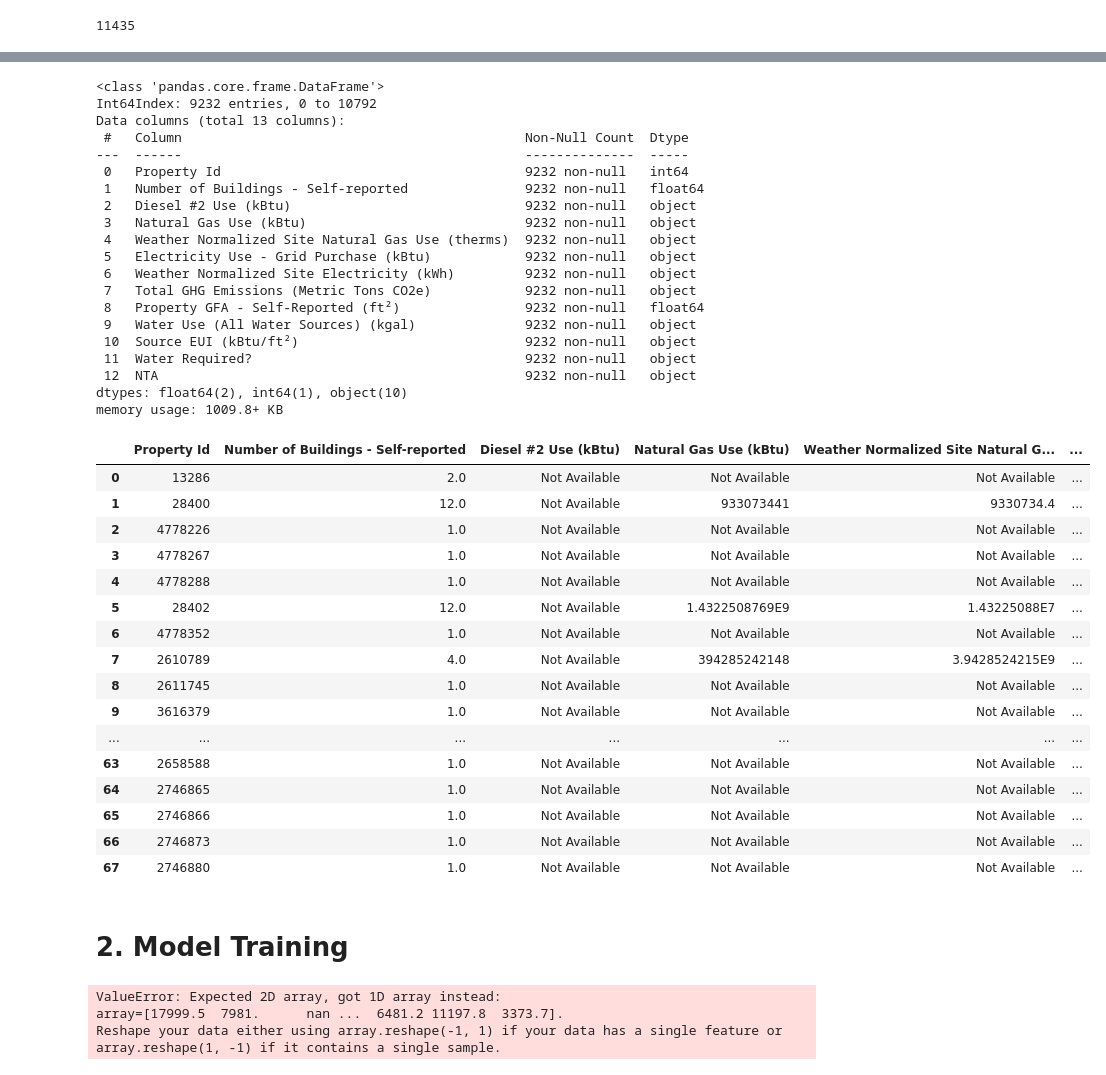
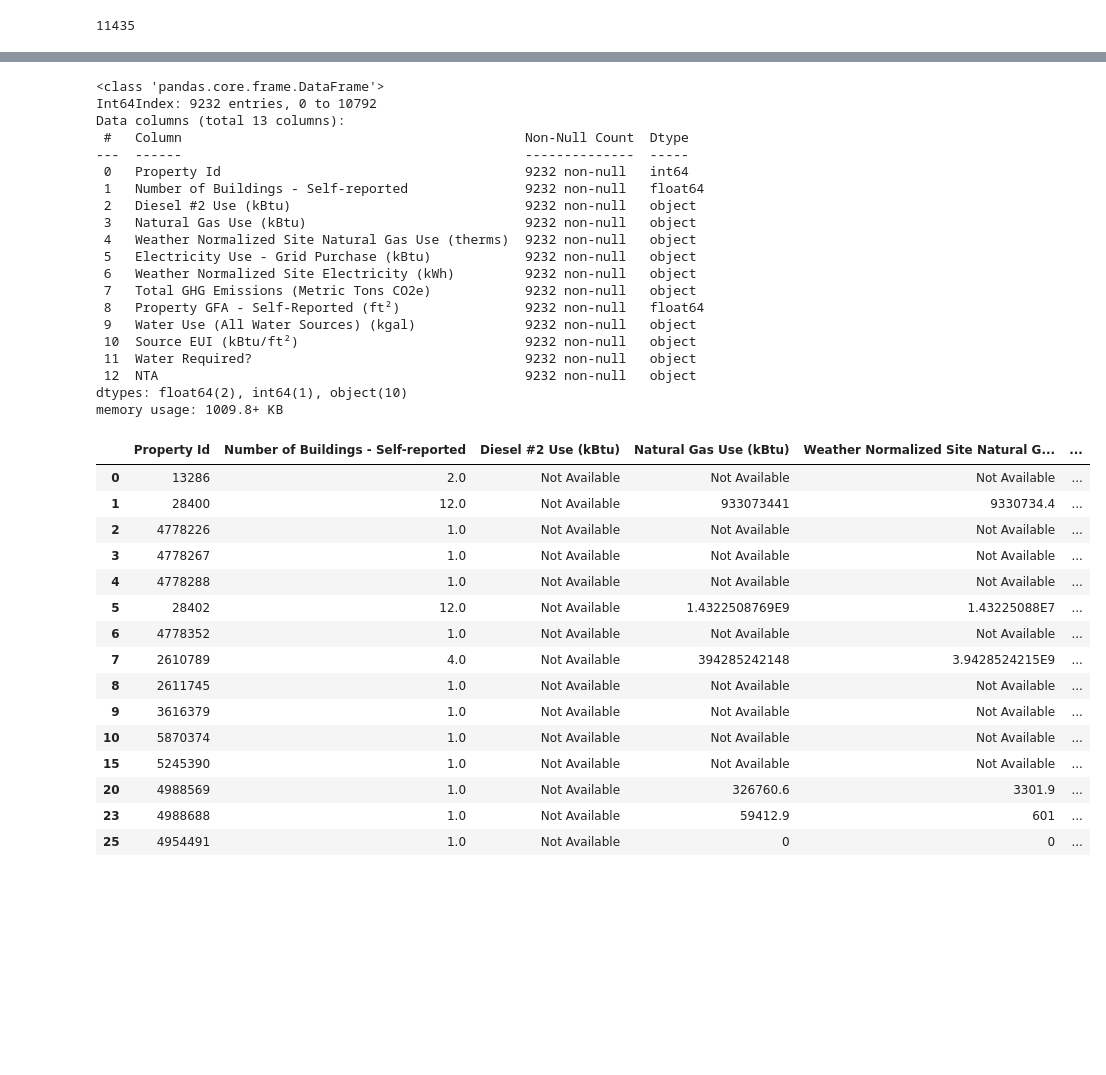
Before and after one commit to Moaaz-Mahmoud/Third-Year-Electrical-Testing-3A, a Jupyter notebook: class-4-ml/src.ipynb, the cells around one changed output, grey strips where cells are left out. Saved outputs shown, nothing was run; the diff lists cells and outputs as text; code cells hidden in the pictures; blank space fills up the shorter version.

```diff
--- a/class-4-ml/src.ipynb
+++ b/class-4-ml/src.ipynb
@@ -106,45 +106,41 @@ df.drop(
 
 df_3_6_sum = pd.Series([0]*df[df.columns[4]].size)
 df.info()
-df.head()
-df.head(30)
+df.head(15)
 # %% [output]
 <class 'pandas.core.frame.DataFrame'>
 Int64Index: 9232 entries, 0 to 10792
 Data columns (total 13 columns):
  #   Column                                            Non-Null Count  Dtype
 ---  ------                                            --------------  -----
  0   Property Id                                       9232 non-null   int64
  1   Number of Buildings - Self-reported               9232 non-null   float64
  2   Diesel #2 Use (kBtu)                              9232 non-null   object
  3   Natural Gas Use (kBtu)                            9232 non-null   object
  4   Weather Normalized Site Natural Gas Use (therms)  9232 non-null   object
  5   Electricity Use - Grid Purchase (kBtu)            9232 non-null   object
  6   Weather Normalized Site Electricity (kWh)         9232 non-null   object
  7   Total GHG Emissions (Metric Tons CO2e)            9232 non-null   object
  8   Property GFA - Self-Reported (ft²)                9232 non-null   float64
  9   Water Use (All Water Sources) (kgal)              9232 non-null   object
  10  Source EUI (kBtu/ft²)                             9232 non-null   object
  11  Water Required?                                   9232 non-null   object
  12  NTA                                               9232 non-null   object
 dtypes: float64(2), int64(1), object(10)
 memory usage: 1009.8+ KB
 |  | Property Id | Number of Buildings - Self-reported | Diesel #2 Use (kBtu) | Natural Gas Use (kBtu) | Weather Normalized Site Natural G... | ... |
 | 0 | 13286 | 2.0 | Not Available | Not Available | Not Available | ... |
 | 1 | 28400 | 12.0 | Not Available | 933073441 | 9330734.4 | ... |
 | 2 | 4778226 | 1.0 | Not Available | Not Available | Not Available | ... |
 | 3 | 4778267 | 1.0 | Not Available | Not Available | Not Available | ... |
 | 4 | 4778288 | 1.0 | Not Available | Not Available | Not Available | ... |
 | 5 | 28402 | 12.0 | Not Available | 1.4322508769E9 | 1.43225088E7 | ... |
 | 6 | 4778352 | 1.0 | Not Available | Not Available | Not Available | ... |
 | 7 | 2610789 | 4.0 | Not Available | 394285242148 | 3.9428524215E9 | ... |
 | 8 | 2611745 | 1.0 | Not Available | Not Available | Not Available | ... |
 | 9 | 3616379 | 1.0 | Not Available | Not Available | Not Available | ... |
-| ... | ... | ... | ... | ... | ... | ... |
-| 63 | 2658588 | 1.0 | Not Available | Not Available | Not Available | ... |
-| 64 | 2746865 | 1.0 | Not Available | Not Available | Not Available | ... |
-| 65 | 2746866 | 1.0 | Not Available | Not Available | Not Available | ... |
-| 66 | 2746873 | 1.0 | Not Available | Not Available | Not Available | ... |
-| 67 | 2746880 | 1.0 | Not Available | Not Available | Not Available | ... |
+| 10 | 5870374 | 1.0 | Not Available | Not Available | Not Available | ... |
+| 15 | 5245390 | 1.0 | Not Available | Not Available | Not Available | ... |
+| 20 | 4988569 | 1.0 | Not Available | 326760.6 | 3301.9 | ... |
+| 23 | 4988688 | 1.0 | Not Available | 59412.9 | 601 | ... |
+| 25 | 4954491 | 1.0 | Not Available | 0 | 0 | ... |
-# %% [markdown]
-# 2. Model Training
@@ -159,7 +146,0 @@ y_train = pd.to_numeric(y_train, errors='coerce')
-# %%
-modelLR = LinearRegression()
-modelLR.fit(y_train, x_train)
-# %% [output]
-ValueError: Expected 2D array, got 1D array instead:
-array=[17999.5  7981.      nan ...  6481.2 11197.8  3373.7].
-Reshape your data either using array.reshape(-1, 1) if your data has a single feature or array.reshape(1, -1) if it contains a single sample.
```
Also changed, not shown: parts of 2 cells of this notebook, 14 other files.
